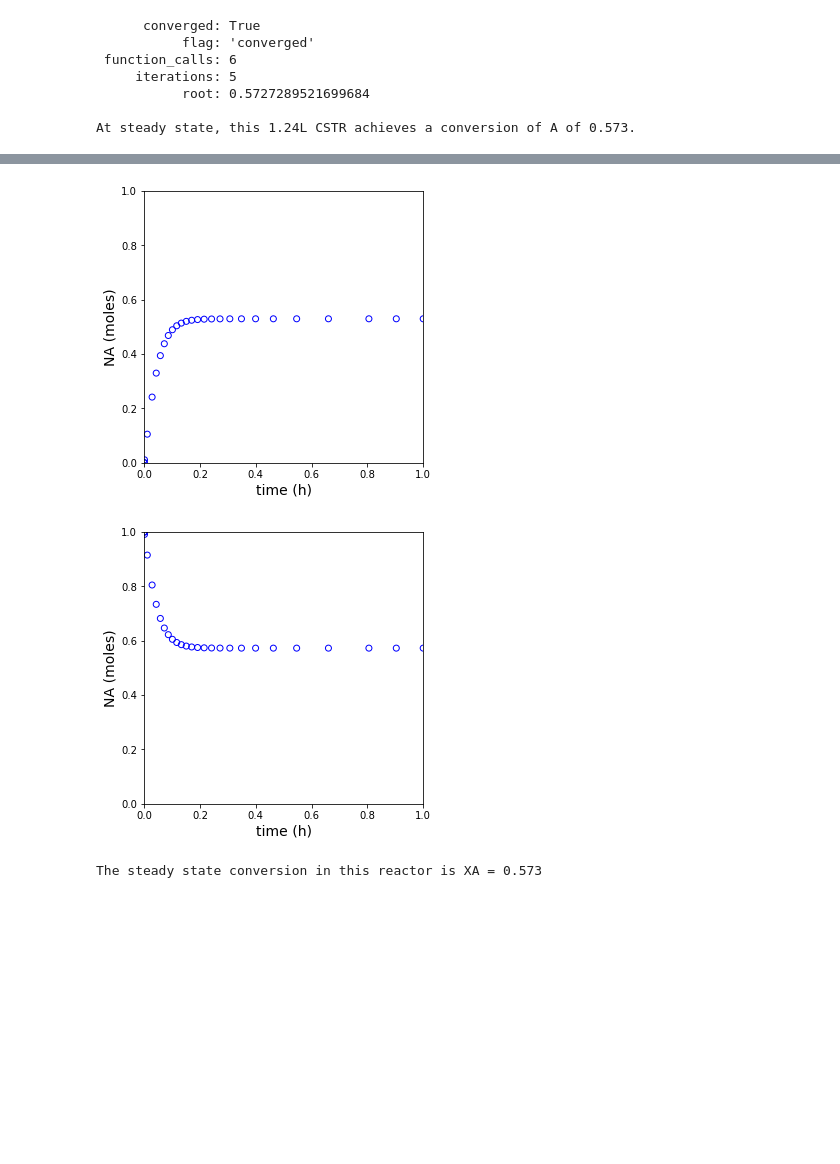
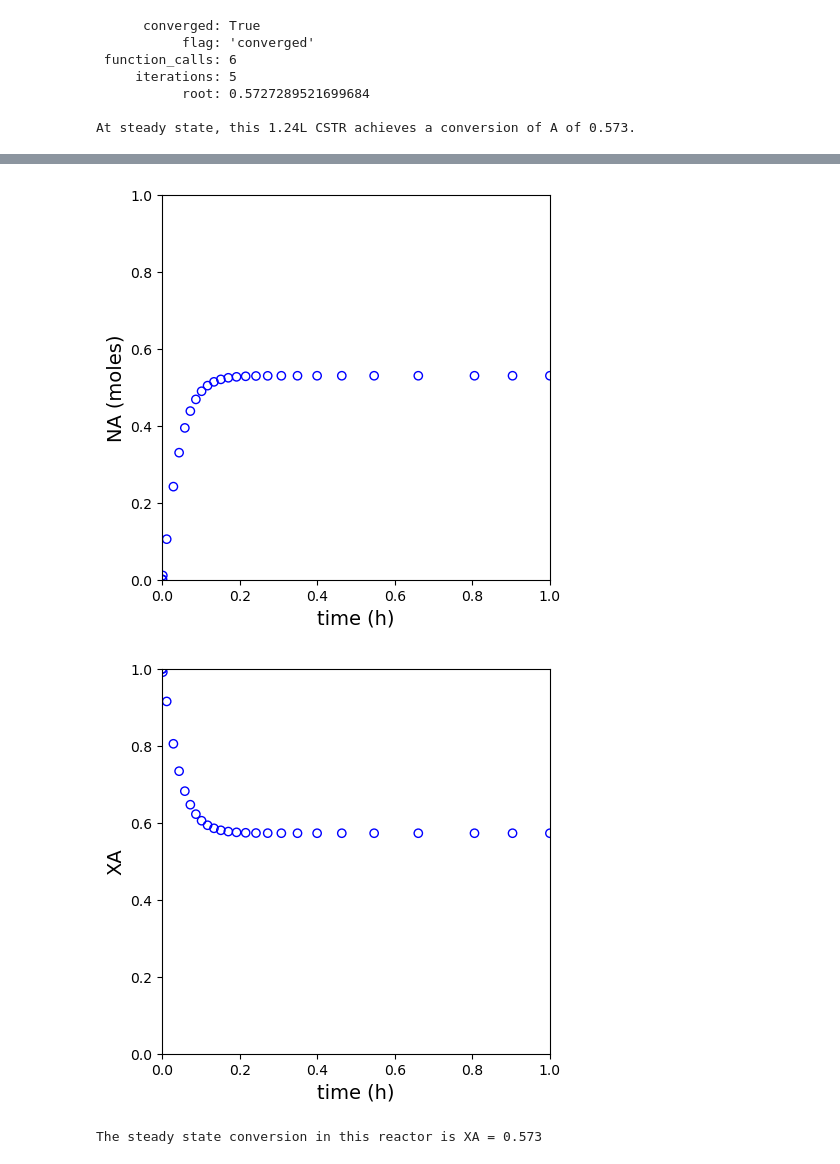
Before and after one commit to jqbond/CEN587, a Jupyter notebook: Recitation/587-R06.ipynb, the cells around one changed output, grey strips where cells are left out. Saved outputs shown, nothing was run; the diff lists cells and outputs as text; code cells hidden in the pictures; blank space fills up the shorter version.

```diff
--- a/Recitation/587-R06.ipynb
+++ b/Recitation/587-R06.ipynb
@@ -179,35 +224,35 @@ k   = 25.3 #1/h
 V   = 1.24 #L
 CAf = 1.0 #mol/L
 CBf = 1.0 #mol/L
 Qf  = 10 #L/h
 FAf = CAf*Qf
 FBf = CBf*Qf
 N0 = [0.0, 0.0]
 tspan = [0, 1]
-sol_tCSTR = solve_ivp(P02,tspan, N0, atol = 1e-6, rtol = 1e-6)
+sol_tCSTR = solve_ivp(P02, tspan, N0, atol = 1e-6, rtol = 1e-6)
 tset = sol_tCSTR.t
 NA   = sol_tCSTR.y[0,:]
 FA   = NA/V*Qf
 XA   = (FAf - FA)/FAf
 
 plt.figure(1, figsize = (5, 5))
 plt.scatter(tset, NA, color = 'none', edgecolors = 'blue')
 plt.xlim(0, tspan[-1])
 plt.xlabel('time (h)', fontsize = 14)
 plt.ylim(0, 1)
 plt.ylabel('NA (moles)', fontsize = 14)
 plt.show(1)
 
 plt.figure(2, figsize = (5, 5))
 plt.scatter(tset, XA, color = 'none', edgecolors = 'blue')
 plt.xlim(0, tspan[-1])
 plt.xlabel('time (h)', fontsize = 14)
 plt.ylim(0, 1)
-plt.ylabel('NA (moles)', fontsize = 14)
+plt.ylabel('XA', fontsize = 14)
 plt.show(2)
 
 print(f'The steady state conversion in this reactor is XA = {XA[-1]:0.3f}')
 # %% [output]
-[figure, old version]
+[figure, new version]
-[figure, old version]
+[figure, new version]
 The steady state conversion in this reactor is XA = 0.573
```
Also changed, not shown: parts of 8 cells of this notebook.
